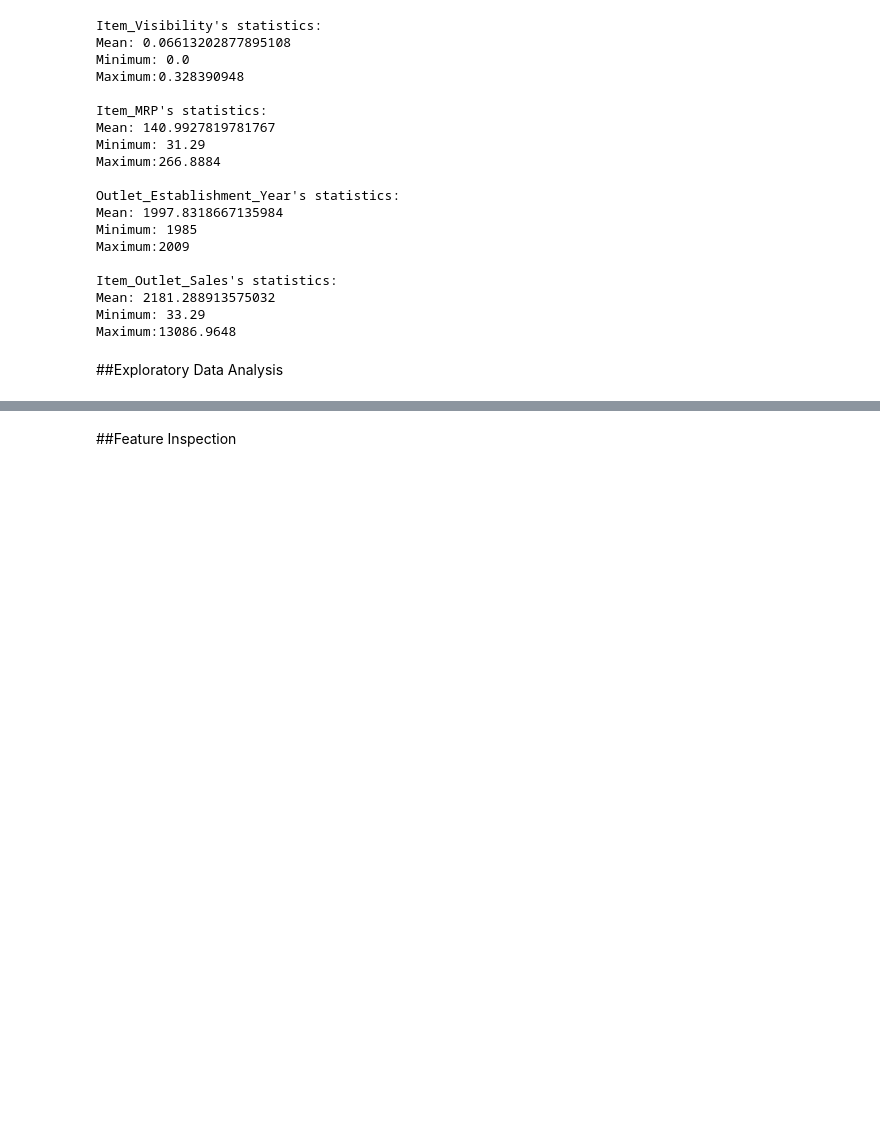
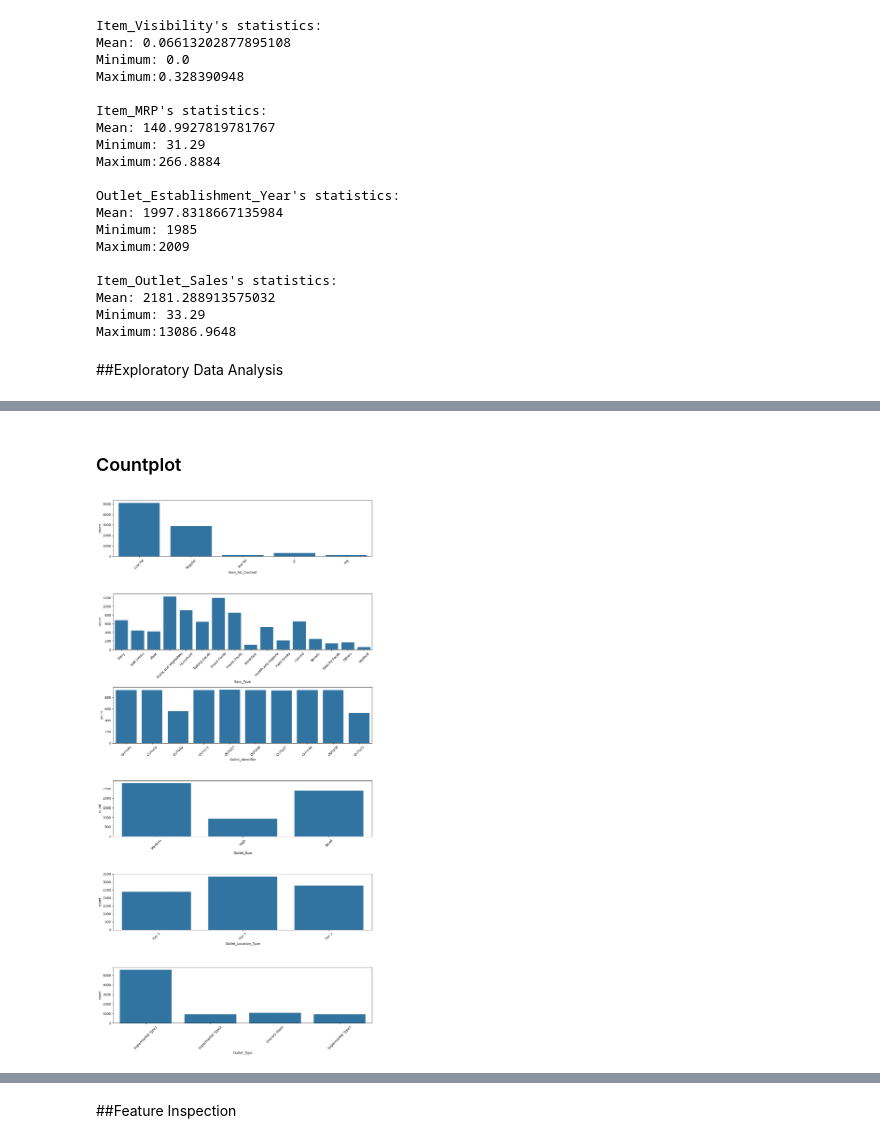
Before and after one commit to twix-ps/Prediction-of-Product-Sales, a Jupyter notebook: Prediction_of_Product_Sales.ipynb, the cells around one changed output, grey strips where cells are left out. Drawn from its saved outputs; the diff is of its cells as text; code cells hidden in the pictures; blank space fills up the shorter version.

```diff
--- a/Prediction_of_Product_Sales.ipynb
+++ b/Prediction_of_Product_Sales.ipynb
@@ -160,0 +175,16 @@ Maximum:13086.9648
+# %% [markdown]
+### Countplot
+# %%
+categorical = ['Item_Fat_Content', 'Item_Type', 'Outlet_Identifier', 'Outlet_Size', 'Outlet_Location_Type', 'Outlet_Type']
+
+fig, axes = plt.subplots(len(categorical), 1, figsize=(12, 4 * len(categorical)), sharex=False)
+
+for i, column in enumerate(categorical):
+  sns.countplot(data=df, x=column, ax=axes[i])
+  for tick in axes[i].get_xticklabels():
+    tick.set_rotation(45)
+
+plt.tight_layout()
+plt.show()
+# %% [output]
+[figure, added]
```
Also changed, not shown: parts of 6 cells of this notebook.
